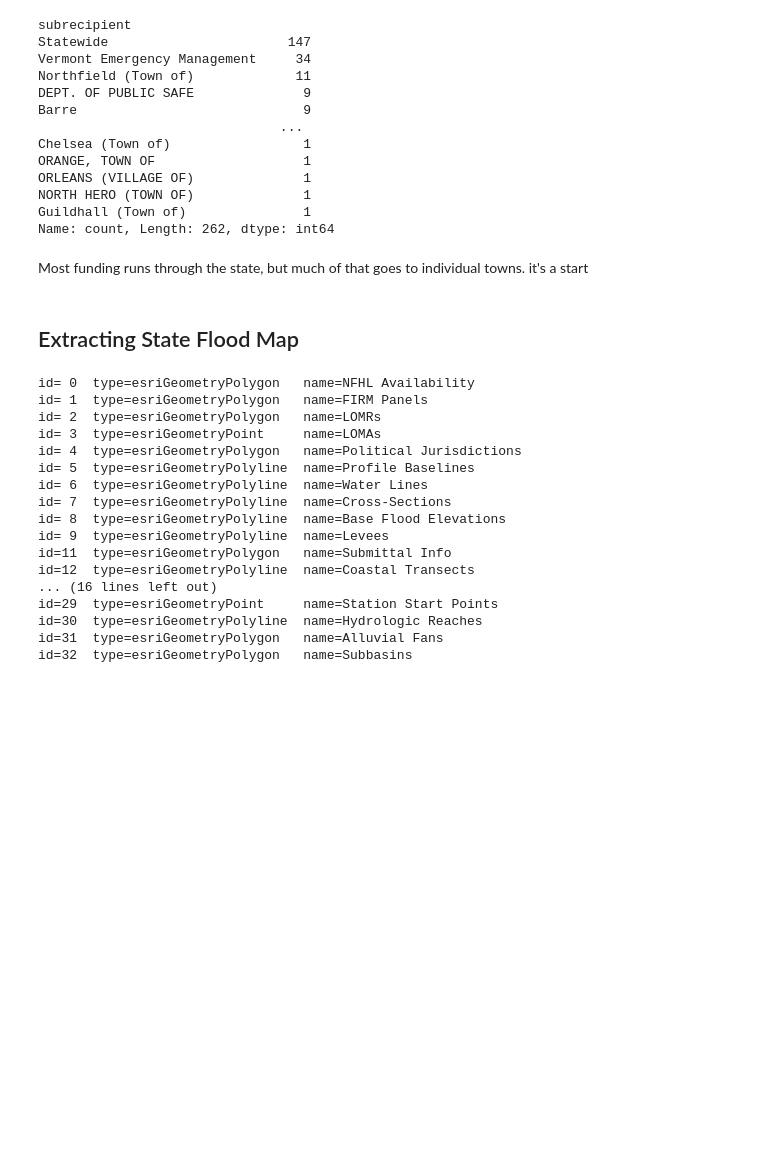
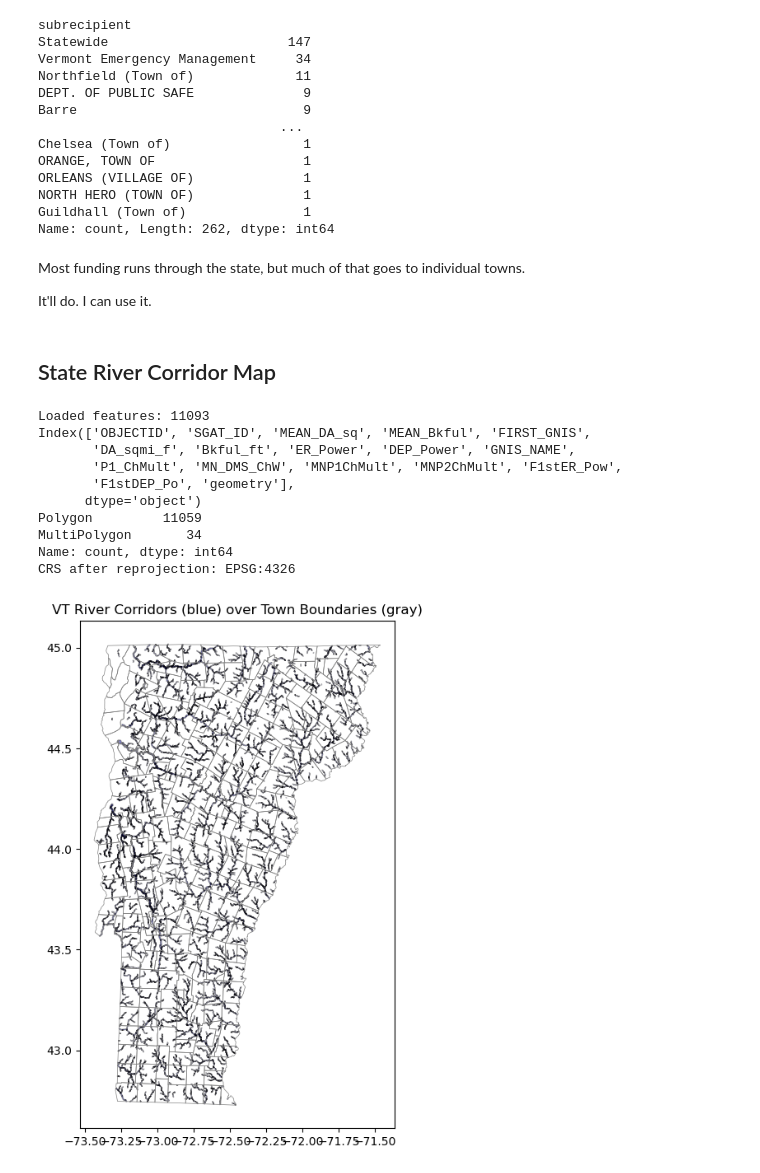
Before and after one commit to jakedurell/hazard-funding-comp, a Jupyter notebook: notebooks/initial_data_exploration.ipynb, the cells around one changed output. Drawn from its saved outputs; the diff is of its cells as text; code cells hidden in the pictures; blank space fills up the shorter version.

```diff
--- a/notebooks/initial_data_exploration.ipynb
+++ b/notebooks/initial_data_exploration.ipynb
@@ -485,33 +550,39 @@ NORTH HERO (TOWN OF)              1
 Guildhall (Town of)               1
 Name: count, Length: 262, dtype: int64
 # %% [markdown]
-Most funding runs through the state, but much of that goes to individual towns. it's a start
+Most funding runs through the state, but much of that goes to individual towns.
+
+It'll do. I can use it.
 # %% [markdown]
-## Extracting State Flood Map
+## State River Corridor Map
-# %%
-import requests
-import json
-
-base = "https://hazards.fema.gov/arcgis/rest/services/FIRMette/NFHLREST_FIRMette/MapServer"
-meta = requests.get(base + "?f=pjson").json()
-
-for lyr in meta.get("layers", []):
-    print(f"id={lyr['id']:2}  type={lyr.get('geometryType',''):<20}  name={lyr['name']}")
-# %% [output]
-id= 0  type=esriGeometryPolygon   name=NFHL Availability
-id= 1  type=esriGeometryPolygon   name=FIRM Panels
-id= 2  type=esriGeometryPolygon   name=LOMRs
-id= 3  type=esriGeometryPoint     name=LOMAs
-id= 4  type=esriGeometryPolygon   name=Political Jurisdictions
-id= 5  type=esriGeometryPolyline  name=Profile Baselines
-id= 6  type=esriGeometryPolyline  name=Water Lines
-id= 7  type=esriGeometryPolyline  name=Cross-Sections
-id= 8  type=esriGeometryPolyline  name=Base Flood Elevations
-id= 9  type=esriGeometryPolyline  name=Levees
-id=11  type=esriGeometryPolygon   name=Submittal Info
-id=12  type=esriGeometryPolyline  name=Coastal Transects
-... (16 lines left out)
-id=29  type=esriGeometryPoint     name=Station Start Points
-id=30  type=esriGeometryPolyline  name=Hydrologic Reaches
-id=31  type=esriGeometryPolygon   name=Alluvial Fans
-id=32  type=esriGeometryPolygon   name=Subbasins
+# %%
+# load Vermont River Corridors polygon layer and check against FEMA NFHL
+
+# load river corridor polygons
+rc_fp = "../data/raw/VT_river_corridors/WaterHydro_RiverCorridors_poly.shp"
+gdf_rc = gpd.read_file(rc_fp)
+print("Loaded features:", len(gdf_rc))
+print(gdf_rc.columns)
+print(gdf_rc.geometry.type.value_counts())
+
+# reproject to match town polygons
+gdf_rc = gdf_rc.to_crs(gdf_vt.crs)
+print("CRS after reprojection:", gdf_rc.crs)
+
+# plot to visual check
+ax = gdf_vt.boundary.plot(figsize=(8,8), color="gray", linewidth=0.5)
+gdf_rc.plot(ax=ax, color="blue", alpha=0.4, edgecolor="black")
+plt.title("VT River Corridors (blue) over Town Boundaries (gray)")
+plt.show()
+# %% [output]
+Loaded features: 11093
+Index(['OBJECTID', 'SGAT_ID', 'MEAN_DA_sq', 'MEAN_Bkful', 'FIRST_GNIS',
+       'DA_sqmi_f', 'Bkful_ft', 'ER_Power', 'DEP_Power', 'GNIS_NAME',
+       'P1_ChMult', 'MN_DMS_ChW', 'MNP1ChMult', 'MNP2ChMult', 'F1stER_Pow',
+       'F1stDEP_Po', 'geometry'],
+      dtype='object')
+Polygon         11059
+MultiPolygon       34
+Name: count, dtype: int64
+CRS after reprojection: EPSG:4326
+[figure, added]
```
Also changed, not shown: parts of 11 cells of this notebook, 2 other files.
